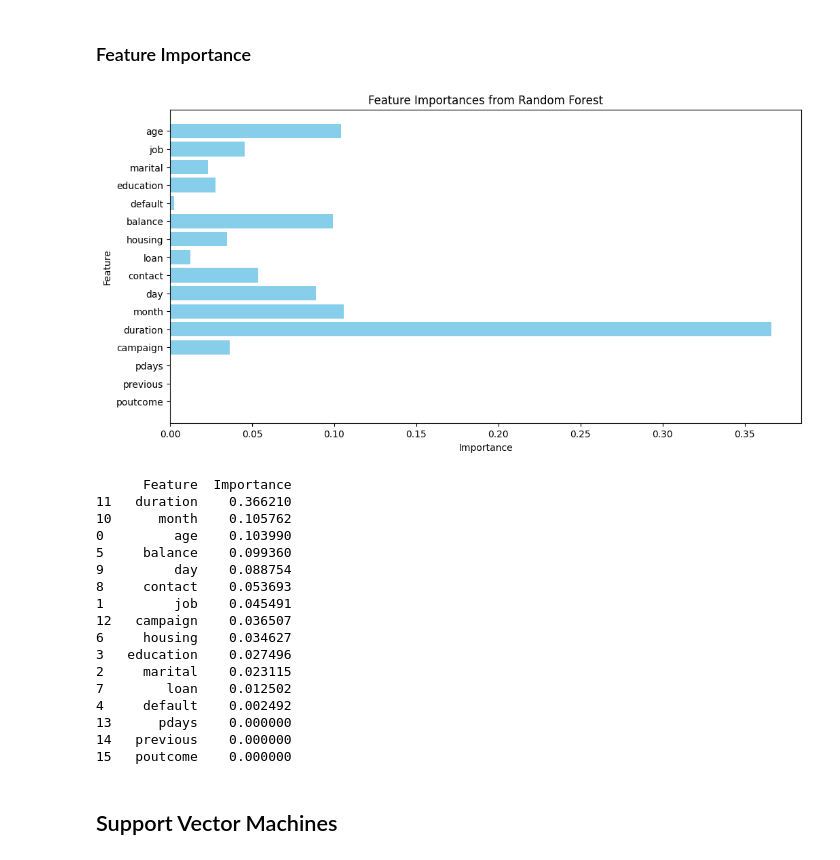
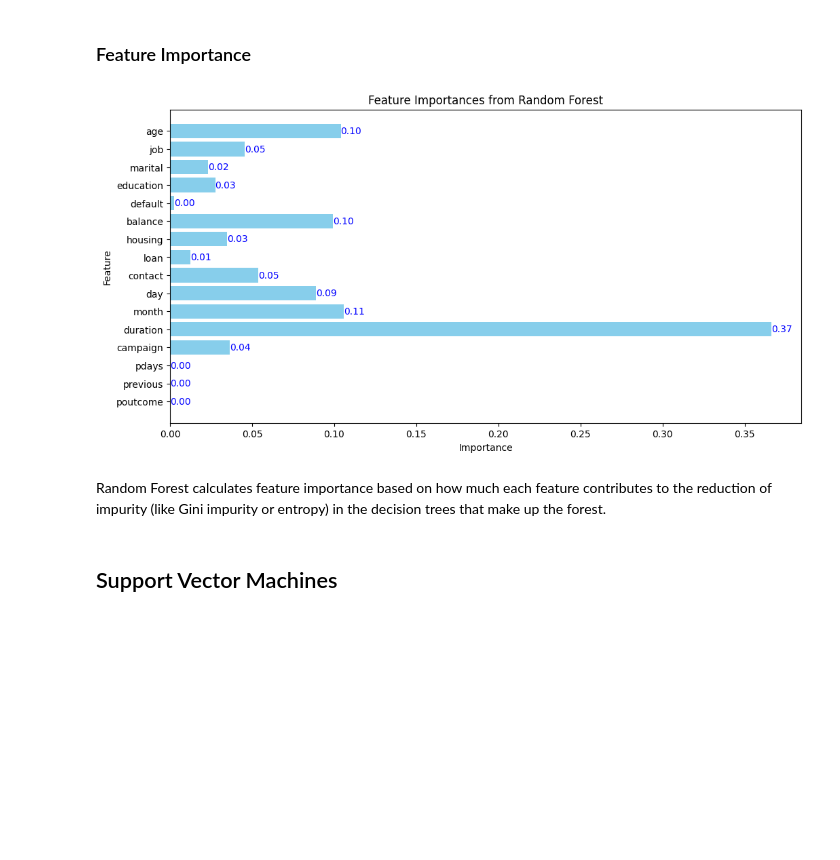
Before and after one commit to Rhy-Shah/BankCustomerSegmentation, a Jupyter notebook: code.ipynb, the cells around one changed output. Drawn from its saved outputs; the diff is of its cells as text; code cells hidden in the pictures; blank space fills up the shorter version.

```diff
--- a/code.ipynb
+++ b/code.ipynb
@@ -650,38 +618,22 @@ These are just 2 trees from the model. RandomForest performs the operation on mu
 # %%
 importances = rf.feature_importances_
 feature_names = X.columns
 
 plt.figure(figsize=(12, 6))
 plt.barh(feature_names, importances, color='skyblue')
 plt.xlabel('Importance')
 plt.ylabel('Feature')
 plt.title('Feature Importances from Random Forest')
 plt.gca().invert_yaxis()
+
+for i, v in enumerate(importances):
+    plt.text(v, i, f'{v:.2f}', color='blue', va='center')
+
 plt.show()
-
-feature_importances = pd.DataFrame({'Feature': feature_names, 'Importance': importances})
-feature_importances = feature_importances.sort_values(by='Importance', ascending=False)
-
-print(feature_importances)
 # %% [output]
-[figure, old version]
+[figure, new version]
-      Feature  Importance
-11   duration    0.366210
-10      month    0.105762
-0         age    0.103990
-5     balance    0.099360
-9         day    0.088754
-8     contact    0.053693
-1         job    0.045491
-12   campaign    0.036507
-6     housing    0.034627
-3   education    0.027496
-2     marital    0.023115
-7        loan    0.012502
-4     default    0.002492
-13      pdays    0.000000
-14   previous    0.000000
-15   poutcome    0.000000
+# %% [markdown]
+Random Forest calculates feature importance based on how much each feature contributes to the reduction of impurity (like Gini impurity or entropy) in the decision trees that make up the forest.
 # %% [markdown]
 ## Support Vector Machines
 # %%
```
Also changed, not shown: parts of 12 cells of this notebook.
